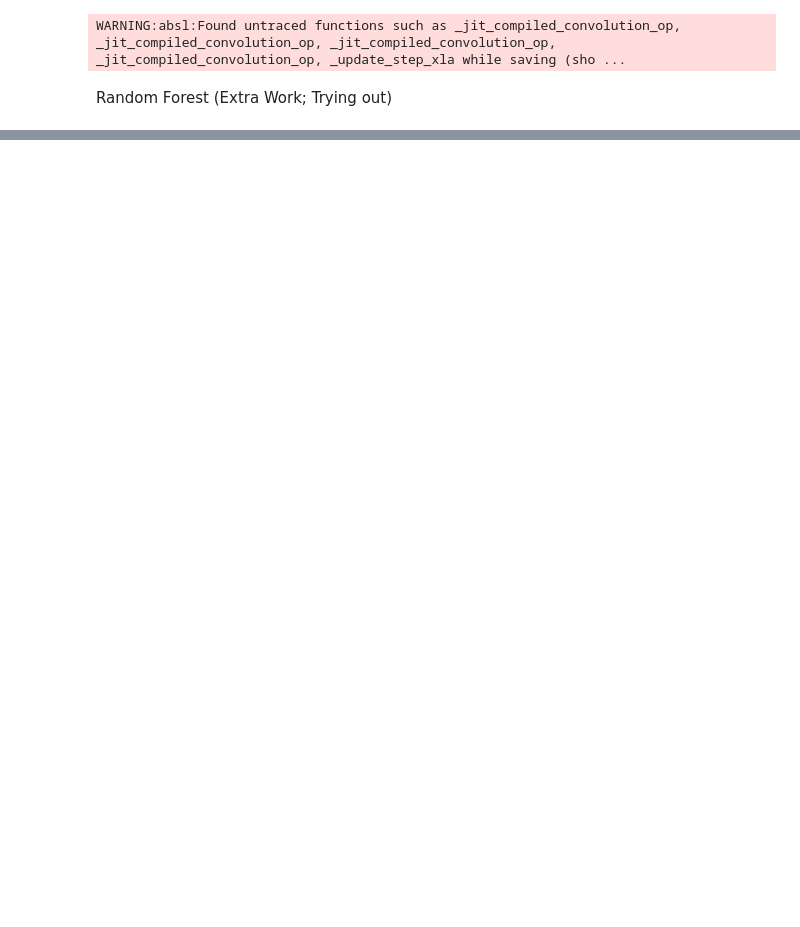
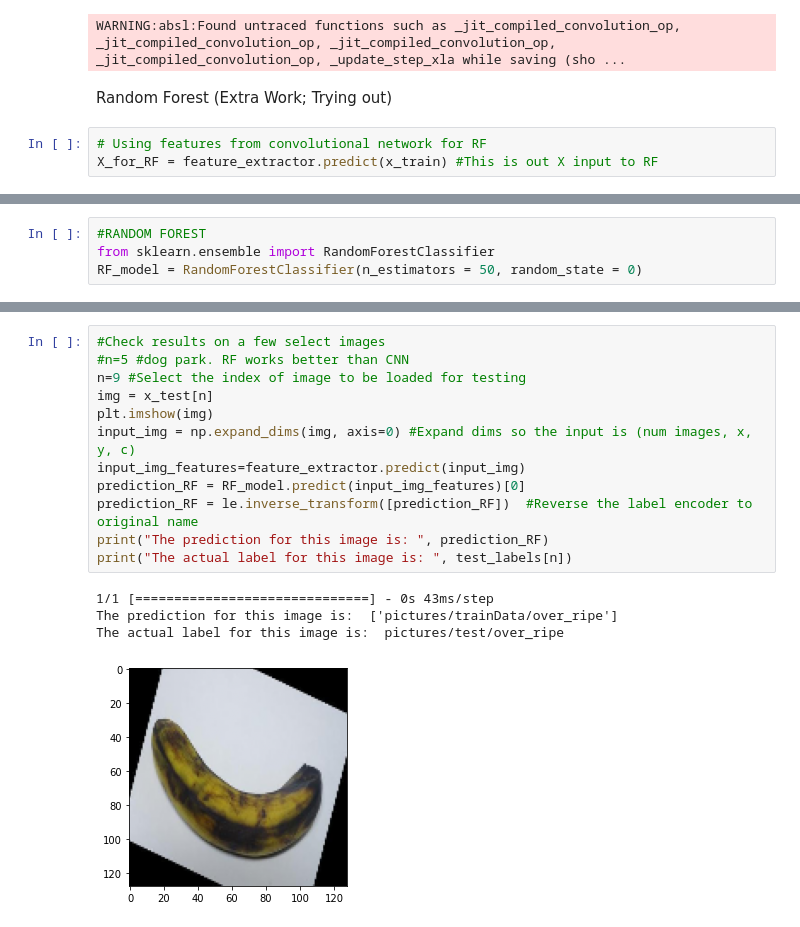
Before and after one commit to Vince501/final_banana, a Jupyter notebook: project_banana.ipynb, the cells around one changed output, grey strips where cells are left out. Drawn from its saved outputs; the diff is of its cells as text; blank space fills up the shorter version.

```diff
--- a/project_banana.ipynb
+++ b/project_banana.ipynb
@@ -361,3 +331,6 @@ with open("model1.tflite", 'wb') as f:
 WARNING:absl:Found untraced functions such as _jit_compiled_convolution_op, _jit_compiled_convolution_op, _jit_compiled_convolution_op, _jit_compiled_convolution_op, _update_step_xla while saving (sho ...
 # %% [markdown]
 Random Forest (Extra Work; Trying out)
+# %%
+# Using features from convolutional network for RF
+X_for_RF = feature_extractor.predict(x_train) #This is out X input to RF
@@ -363,0 +339,4 @@ Random Forest (Extra Work; Trying out)
+# %%
+#RANDOM FOREST
+from sklearn.ensemble import RandomForestClassifier
+RF_model = RandomForestClassifier(n_estimators = 50, random_state = 0)
@@ -363,0 +371,17 @@ Random Forest (Extra Work; Trying out)
+# %%
+#Check results on a few select images
+#n=5 #dog park. RF works better than CNN
+n=9 #Select the index of image to be loaded for testing
+img = x_test[n]
+plt.imshow(img)
+input_img = np.expand_dims(img, axis=0) #Expand dims so the input is (num images, x, y, c)
+input_img_features=feature_extractor.predict(input_img)
+prediction_RF = RF_model.predict(input_img_features)[0]
+prediction_RF = le.inverse_transform([prediction_RF])  #Reverse the label encoder to original name
+print("The prediction for this image is: ", prediction_RF)
+print("The actual label for this image is: ", test_labels[n])
+# %% [output]
+1/1 [==============================] - 0s 43ms/step
+The prediction for this image is:  ['pictures/trainData/over_ripe']
+The actual label for this image is:  pictures/test/over_ripe
+[figure, added]
```
Also changed, not shown: parts of 32 cells of this notebook.
